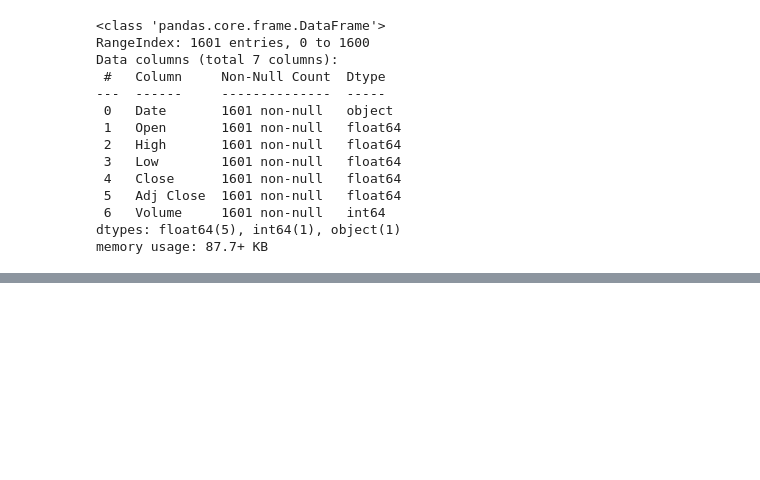
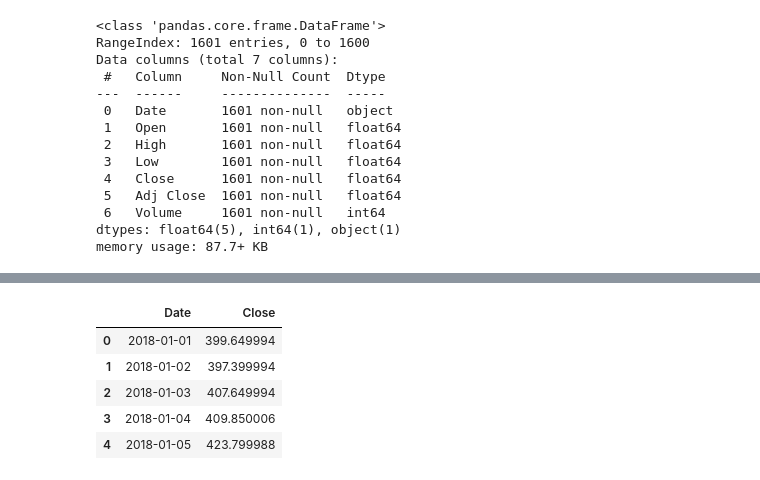
Before and after one commit to KOWSALYAAARU/test_app, a Jupyter notebook: time_series_forecasting_casestudy_1.ipynb, the cells around one changed output, grey strips where cells are left out. Cells and saved outputs as stored; diff of their text form; code cells hidden in the pictures; blank space fills up the shorter version.

```diff
--- a/time_series_forecasting_casestudy_1.ipynb
+++ b/time_series_forecasting_casestudy_1.ipynb
@@ -680,3 +680,5 @@ Data columns (total 7 columns):
  6   Volume     1601 non-null   int64
 dtypes: float64(5), int64(1), object(1)
 memory usage: 87.7+ KB
+# %%
+df['Date'] = pd.to_datetime(df['Date'])
@@ -682,0 +726,10 @@ memory usage: 87.7+ KB
+# %%
+dataset = df[['Date','Close']]
+dataset.head()
+# %% [output]
+|  | Date | Close |
+| 0 | 2018-01-01 | 399.649994 |
+| 1 | 2018-01-02 | 397.399994 |
+| 2 | 2018-01-03 | 407.649994 |
+| 3 | 2018-01-04 | 409.850006 |
+| 4 | 2018-01-05 | 423.799988 |
```
Also changed, not shown: parts of 6 cells of this notebook.
